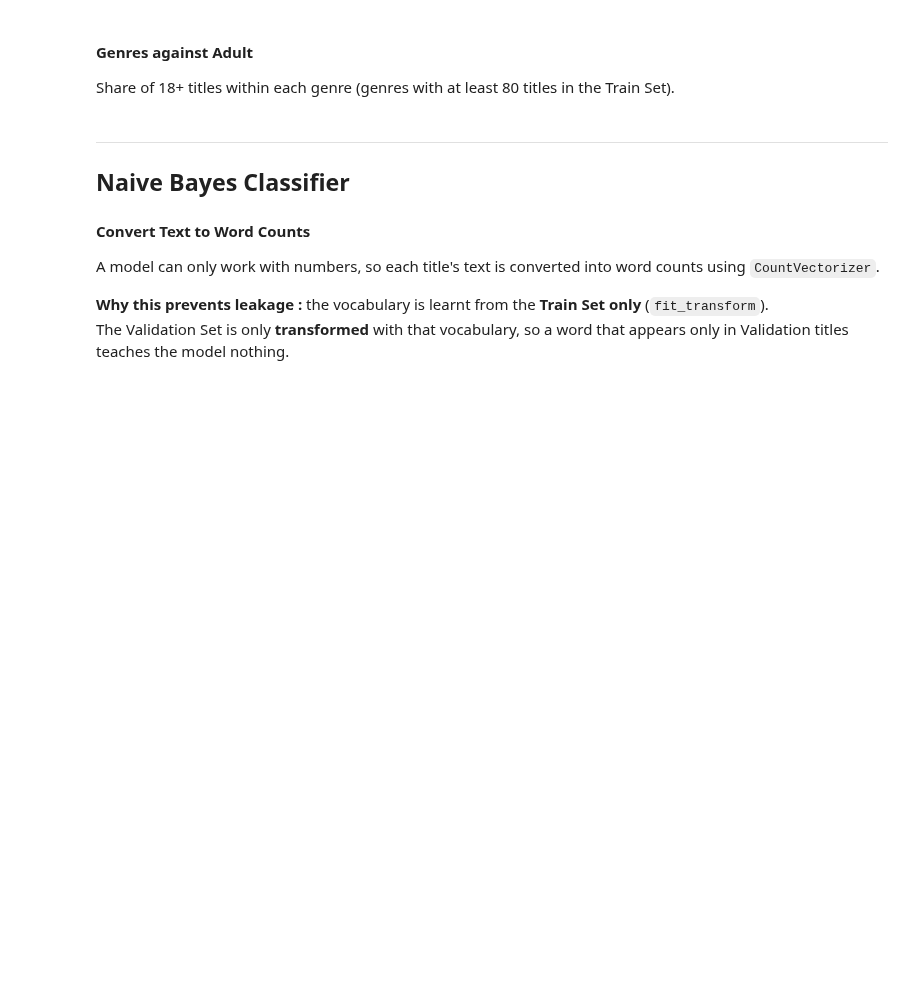
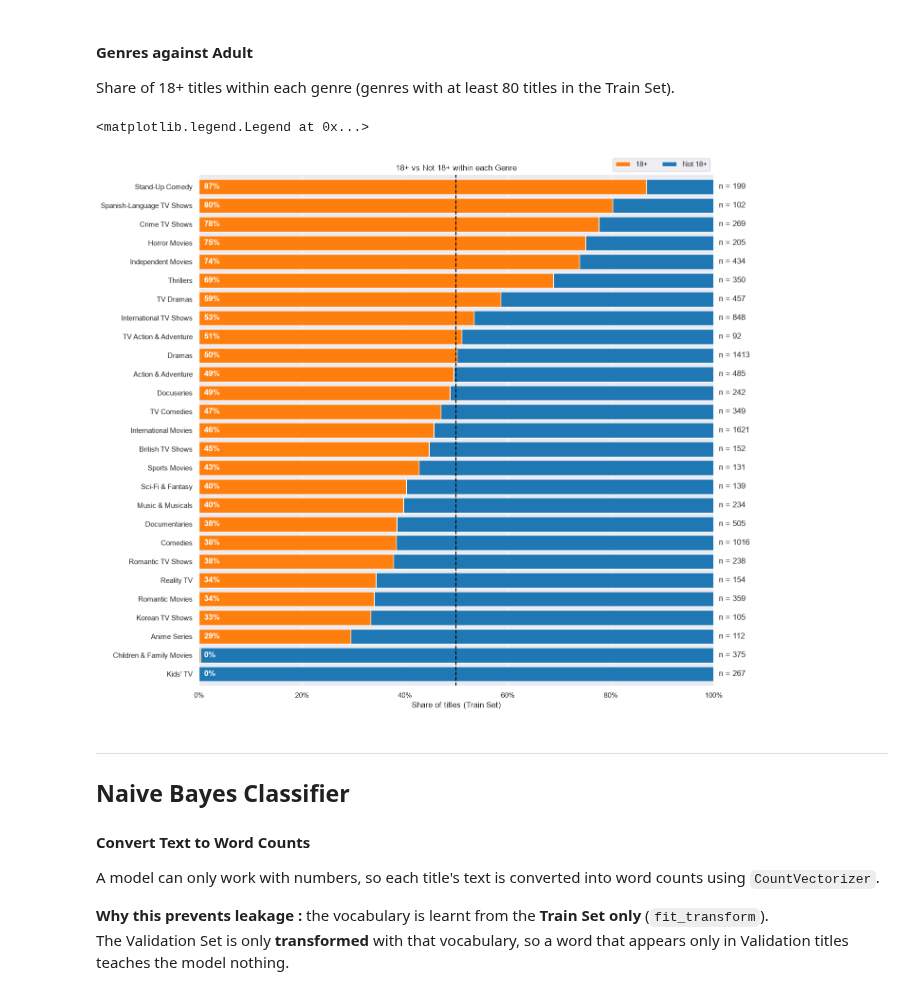
Before and after one commit to kyvenlim72-lang/IE1005-Mini-Project, a Jupyter notebook: Ie0005_NEw.ipynb, the cells around one changed output. Cells and saved outputs as stored; diff of their text form; code cells hidden in the pictures; blank space fills up the shorter version.

```diff
--- a/Ie0005_NEw.ipynb
+++ b/Ie0005_NEw.ipynb
@@ -271,16 +417,38 @@ for cls in ["18+", "Not 18+"]:
 
 Share of 18+ titles within each genre (genres with at least 80 titles in the Train Set).
 # %%
+from matplotlib.ticker import PercentFormatter
+
 # One row for each Genre of each title (Train Set)
 genreDF = netflix_train[["listed_in", "adult"]].copy()
 genreDF["listed_in"] = genreDF["listed_in"].str.split(", ")
 genreDF = genreDF.explode("listed_in").reset_index(drop = True)
 
-# Count the titles in each Genre and Class
+# Count the titles in each Genre and Class (genres with at least 80 titles)
 genre_counts = genreDF.groupby(["listed_in", "adult"]).size().unstack(fill_value = 0)
 genre_counts = genre_counts[genre_counts.sum(axis = 1) >= 80]
 
-# Share of 18+ titles in each Genre
-genre_share = genre_counts["18+"] / genre_counts.sum(axis = 1)
-genre_share = genre_share.sort_values()
-print(genre_share.round(2))
+# Share of each Class within each Genre, sorted by share of 18+
+genre_pct = genre_counts.div(genre_counts.sum(axis = 1), axis = 0)
+genre_pct = genre_pct.sort_values("18+")
+genre_share = genre_pct["18+"]
+
+# 100% stacked bar : each bar is one Genre, split into 18+ and Not 18+
+ax = genre_pct[["18+", "Not 18+"]].plot(kind = "barh", stacked = True, figsize = (14, 14),
+                                         color = ["tab:orange", "tab:blue"], width = 0.8)
+
+# Label each bar with its share of 18+ and its number of titles
+for i, genre in enumerate(genre_pct.index):
+    ax.text(0.01, i, f"{genre_pct.loc[genre, '18+']:.0%}", va = "center", color = "white", fontweight = "bold")
+    ax.text(1.01, i, f"n = {genre_counts.loc[genre].sum()}", va = "center")
+
+plt.axvline(0.5, color = "black", linestyle = "--")
+ax.xaxis.set_major_formatter(PercentFormatter(1))
+plt.xlim(0, 1)
+plt.xlabel("Share of titles (Train Set)")
+plt.ylabel("")
+plt.title("18+ vs Not 18+ within each Genre")
+plt.legend(loc = "lower right", bbox_to_anchor = (1.0, 1.0), ncol = 2)
+# %% [output]
+<matplotlib.legend.Legend at 0x...>
+[figure, added]
```
Also changed, not shown: parts of 37 cells of this notebook.
